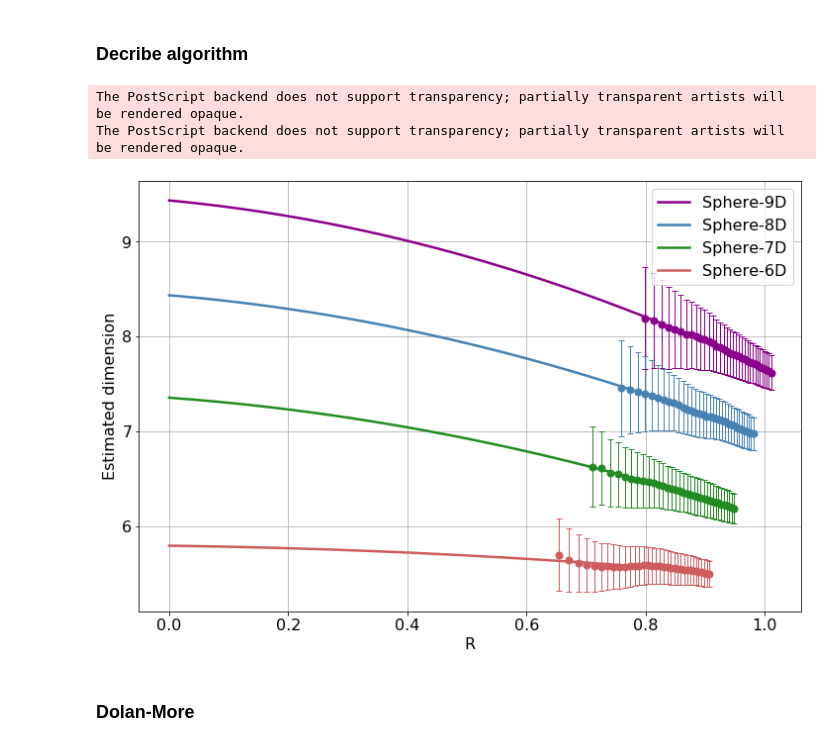
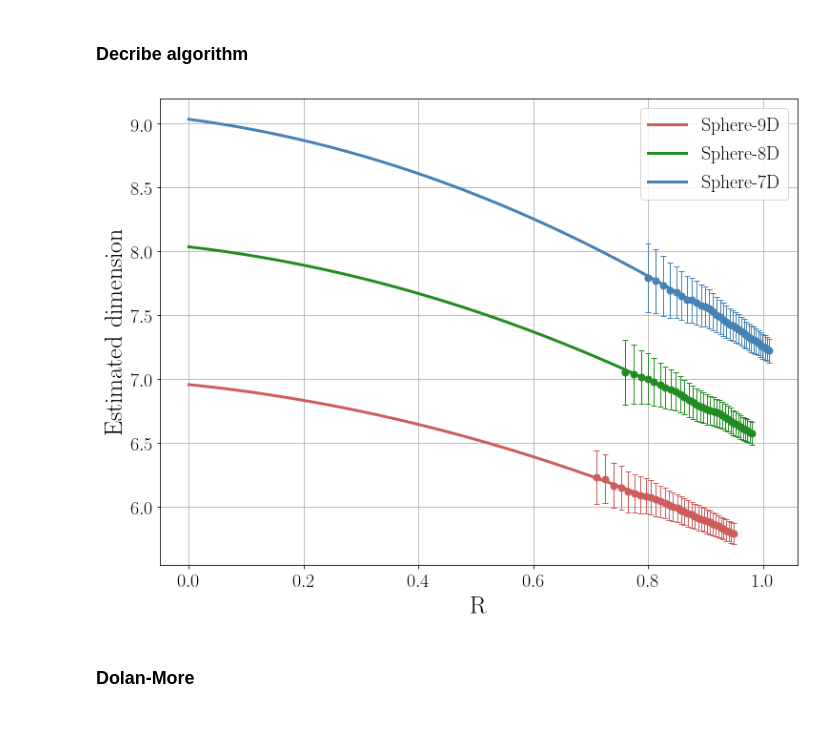
Before and after one commit to stat-ml/GeoMLE, a Jupyter notebook: paper/PlotNtb.ipynb, the cells around one changed output. Drawn from its saved outputs; the diff is of its cells as text; code cells hidden in the pictures.

Commit message:
ADD: new plot style

```diff
--- a/paper/PlotNtb.ipynb
+++ b/paper/PlotNtb.ipynb
@@ -8,3 +21,16 @@ from matplotlib import pyplot as plt
+# %%
+plt.rc('font', family = 'serif', weight='bold', size=MEDIUM_SIZE)          # controls default text sizes
+plt.rc('axes', titlesize=SMALL_SIZE)     # fontsize of the axes title
+plt.rc('axes', labelsize=MEDIUM_SIZE)    # fontsize of the x and y labels
+plt.rc('xtick', labelsize=SMALL_SIZE)    # fontsize of the tick labels
+plt.rc('ytick', labelsize=SMALL_SIZE)    # fontsize of the tick labels
+plt.rc('legend', fontsize=SMALL_SIZE)    # legend fontsize
+plt.rc('figure', titlesize=BIGGER_SIZE)
+# plt.rc('font', weight='bold', family='serif')
+if USE_TEX:
+    plt.rc('text', usetex=True)
+
+plt.rc('font', )
 # %%
 names = ['MLE', 'GeoMLE', 'MIND', 'DANCo', 'Hein', 'ESS', 'PCA']
 # %%
@@ -26,7 +42,3 @@ cmap = {'DANCo':'indianred',
         'PCA': 'darkcyan',
         'GeoMLE': 'darkorange',
         'Hein': 'mediumpurple'  }
-# %%
-font = {'size'   : 16}
-
-plt.rc('font', **font)
@@ -35,39 +52,35 @@ plt.rc('font', **font)
 # %%
 from sklearn.linear_model import Ridge
 # %%
-data = np.load('result/exp_new.npy')
+data = np.load('result/exp_new.npy')[1:, :]
 # %%
 alpha_poly = (1, 2)
 alpha_reg = 5e-3
 
-cm = ['indianred', 'forestgreen', 'steelblue', 'darkmagenta'][::-1]
+cm = ['indianred', 'forestgreen', 'steelblue', 'darkmagenta']
 
-f, ax = plt.subplots(1, 1, figsize=(12, 8))
+f, ax = plt.subplots(1, 1, figsize=FIG_SIZE)
 
-
-for i, (x, y, w) in enumerate(data[::-1]):
-
+for i, (x, y, w) in enumerate(data):
     X = np.array([x ** i for i in alpha_poly]).T
     xlin = np.linspace(0, x.max(), 100)
     Xlin = np.array([xlin ** i for i in alpha_poly]).T
     lm = Ridge(alpha=alpha_reg)
     lm.fit(X, y, w**-1)
-    plt.errorbar(x, y, w * 0.2 , fmt='o', color=cm[i], capsize=3, markersize=7, capthick=1, linewidth=1)
-    plt.plot(xlin, lm.predict(Xlin), color=cm[i], linewidth=2.5, label='Sphere-{}D'.format(9 - i))
+    plt.errorbar(x, y, w * 0.1 , fmt='o', color=cm[i], capsize=3, markersize=7, capthick=1, linewidth=1)
+    plt.plot(xlin, lm.predict(Xlin), color=cm[i], linewidth=3, label='Sphere-{}D'.format(9 - i))
 
 
 ax.set_title('')
-ax.set_ylabel(r'Estimated dimension')
-ax.set_xlabel(r'R')
+ax.set_ylabel(r"Estimated dimension")
+ax.set_xlabel(r"R")
 ax.legend()
 ax.grid()
 
-plt.savefig('img/Explain.eps')
-plt.savefig('img/Explain.png')
+if SAVE_EPS: plt.savefig('img/Explain.eps')
+if SAVE_PNG: plt.savefig('img/Explain.png', dpi=DPI)
 # %% [output]
-The PostScript backend does not support transparency; partially transparent artists will be rendered opaque.
-The PostScript backend does not support transparency; partially transparent artists will be rendered opaque.
-[figure, old version]
+[figure, new version]
 # %% [markdown]
 ### Dolan-More
 # %%
```
Also changed, not shown: parts of 9 cells of this notebook.
